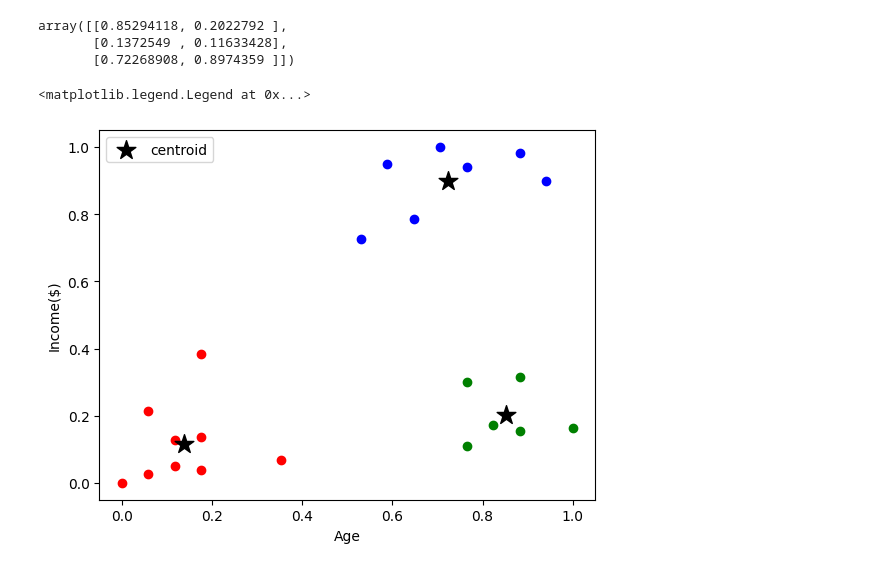
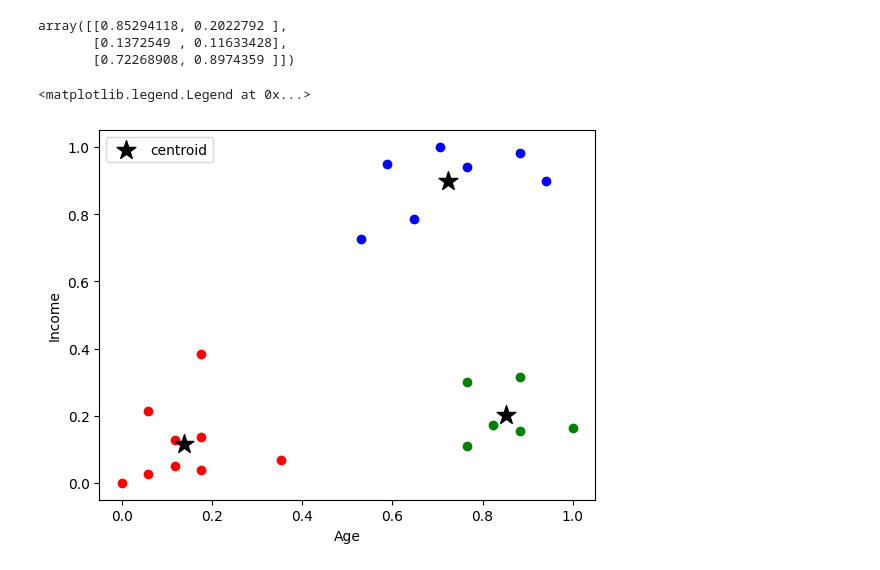
Before and after one commit to sarthak-opash/AI-ML-Internship, a Jupyter notebook: Day 27 K-Means/k-means.ipynb, the cells around one changed output. Cells and saved outputs as stored; diff of their text form; code cells hidden in the pictures.

```diff
--- a/Day 27 K-Means/k-means.ipynb
+++ b/Day 27 K-Means/k-means.ipynb
@@ -135,14 +135,14 @@ data3 = data[data.cluter==2]
 # %%
 plt.scatter(data1['Age'],data1['Income($)'],color='green')
 plt.scatter(data2['Age'],data2['Income($)'],color='red')
 plt.scatter(data3['Age'],data3['Income($)'],color='blue')
 plt.scatter(km.cluster_centers_[:,0],km.cluster_centers_[:,1],color='black',marker='*',label='centroid',s=200)
 plt.xlabel('Age')
-plt.ylabel('Income($)')
+plt.ylabel('Income')
 plt.legend()
 # %% [output]
 <matplotlib.legend.Legend at 0x...>
-[figure, old version]
+[figure, new version]
 # %%
 k_rng = range(1,10)
 sse = []
```
Also changed, not shown: parts of 2 cells of this notebook, 1 other file.
